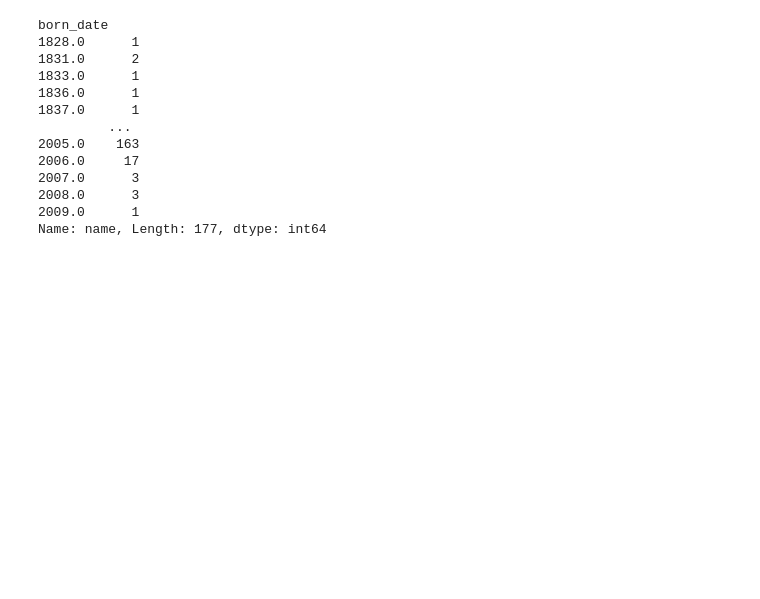
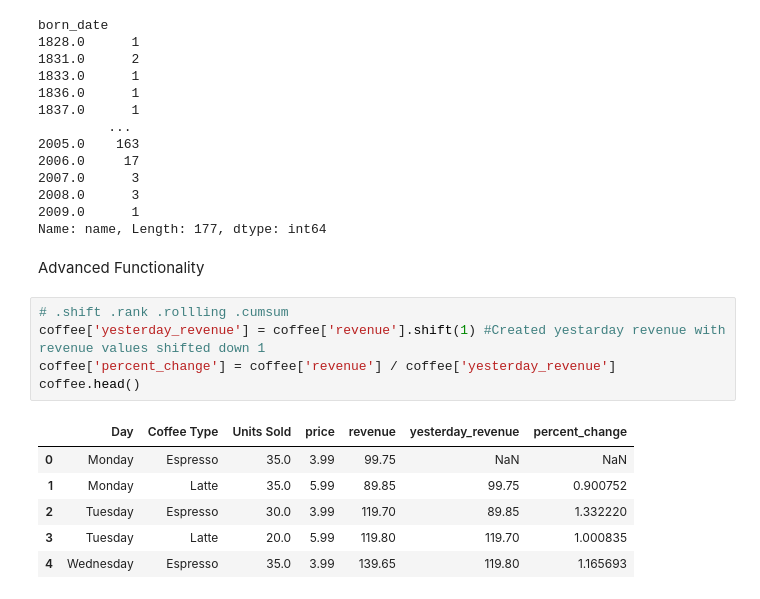
Before and after one commit to AgentXCross/pandasgr12, a Jupyter notebook: full_tutorial.ipynb, the cells around one changed output. Saved outputs shown, nothing was run; the diff lists cells and outputs as text; blank space fills up the shorter version.

Commit message:
10: Advanced Functionality

```diff
--- a/full_tutorial.ipynb
+++ b/full_tutorial.ipynb
@@ -372,3 +372,17 @@ born_date
 2008.0      3
 2009.0      1
 Name: name, Length: 177, dtype: int64
+# %% [markdown]
+Advanced Functionality
+# %%
+# .shift .rank .rollling .cumsum
+coffee['yesterday_revenue'] = coffee['revenue'].shift(1) #Created yestarday revenue with revenue values shifted down 1
+coffee['percent_change'] = coffee['revenue'] / coffee['yesterday_revenue']
+coffee.head()
+# %% [output]
+|  | Day | Coffee Type | Units Sold | price | revenue | yesterday_revenue | percent_change |
+| 0 | Monday | Espresso | 35.0 | 3.99 | 99.75 | NaN | NaN |
+| 1 | Monday | Latte | 35.0 | 5.99 | 89.85 | 99.75 | 0.900752 |
+| 2 | Tuesday | Espresso | 30.0 | 3.99 | 119.70 | 89.85 | 1.332220 |
+| 3 | Tuesday | Latte | 20.0 | 5.99 | 119.80 | 119.70 | 1.000835 |
+| 4 | Wednesday | Espresso | 35.0 | 3.99 | 139.65 | 119.80 | 1.165693 |
```
Also changed, not shown: parts of 3 cells of this notebook.
